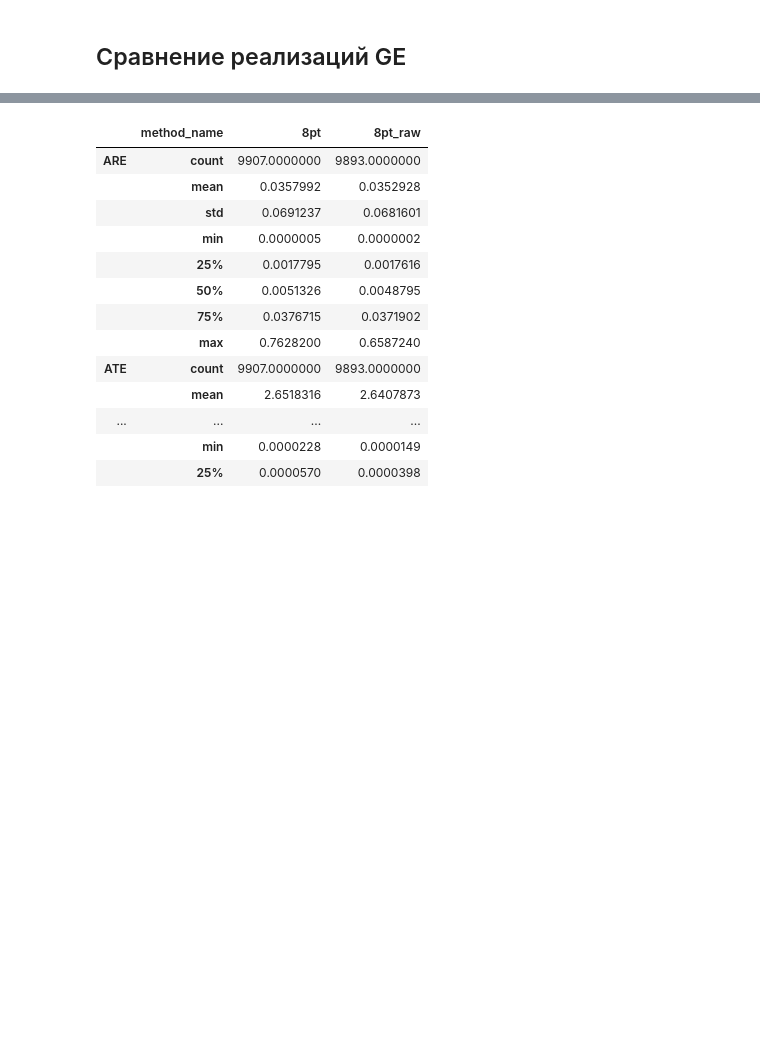
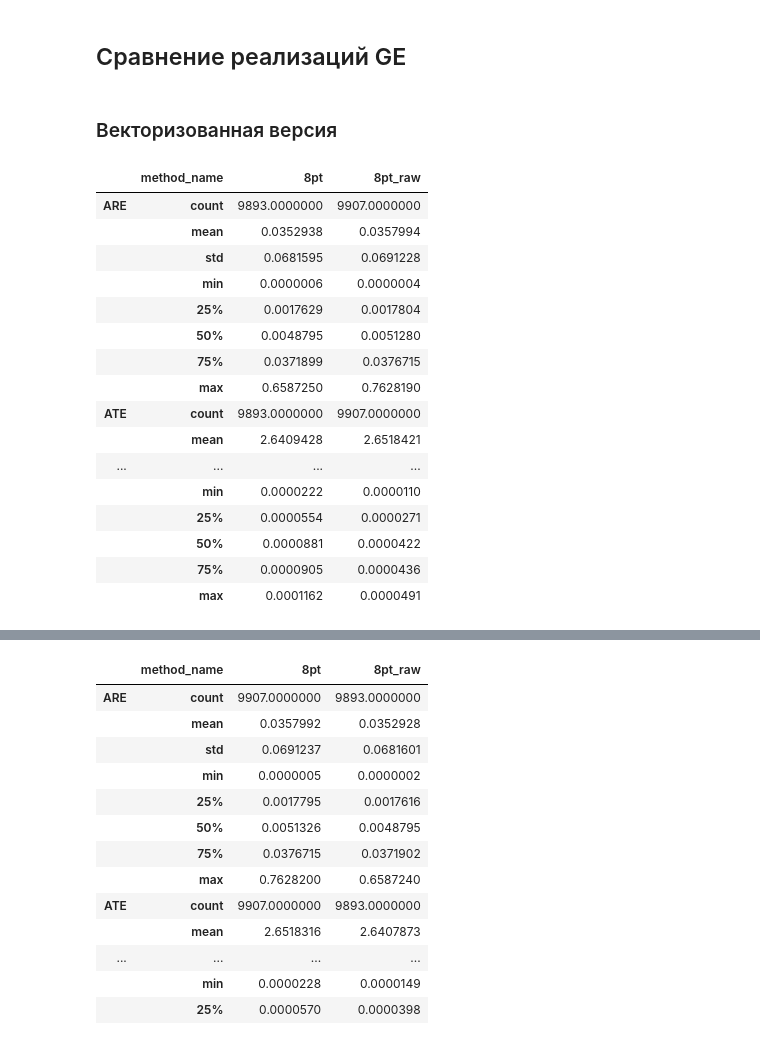
Before and after one commit to kirill-ivanov-a/opengv, a Jupyter notebook: notebooks/GE optimization.ipynb, the cells around one changed output, grey strips where cells are left out. Saved outputs shown, nothing was run; the diff lists cells and outputs as text; code cells hidden in the pictures; blank space fills up the shorter version.

```diff
--- a/notebooks/GE optimization.ipynb
+++ b/notebooks/GE optimization.ipynb
@@ -117,6 +117,31 @@ ax.set(ylabel=f"#ops", xlabel="Количество соответсвий");
 [figure]
 # %% [markdown]
 ## Сравнение реализаций GE
+# %% [markdown]
+### Векторизованная версия
 # %%
 motion_df = pd.read_csv("./error_motion.csv")
 stability_df = pd.read_csv("./error_stability.csv")
+# %%
+stability_inf_mask = stability_df["ATE"].isin([np.inf, -np.inf])
+stability_99q_mask = stability_df["ATE"] < stability_df["ATE"].quantile(.99)
+stability_df[~stability_inf_mask & stability_99q_mask].groupby(
+    ["method_name"])[["ARE", "ATE", "RTE", "time"]].describe().T
+# %% [output]
+|  | method_name | 8pt | 8pt_raw |
+| ARE | count | 9893.0000000 | 9907.0000000 |
+|  | mean | 0.0352938 | 0.0357994 |
+|  | std | 0.0681595 | 0.0691228 |
+|  | min | 0.0000006 | 0.0000004 |
+|  | 25% | 0.0017629 | 0.0017804 |
+|  | 50% | 0.0048795 | 0.0051280 |
+|  | 75% | 0.0371899 | 0.0376715 |
+|  | max | 0.6587250 | 0.7628190 |
+| ATE | count | 9893.0000000 | 9907.0000000 |
+|  | mean | 2.6409428 | 2.6518421 |
+| ... | ... | ... | ... |
+|  | min | 0.0000222 | 0.0000110 |
+|  | 25% | 0.0000554 | 0.0000271 |
+|  | 50% | 0.0000881 | 0.0000422 |
+|  | 75% | 0.0000905 | 0.0000436 |
+|  | max | 0.0001162 | 0.0000491 |
```
Also changed, not shown: parts of 2 cells of this notebook.
